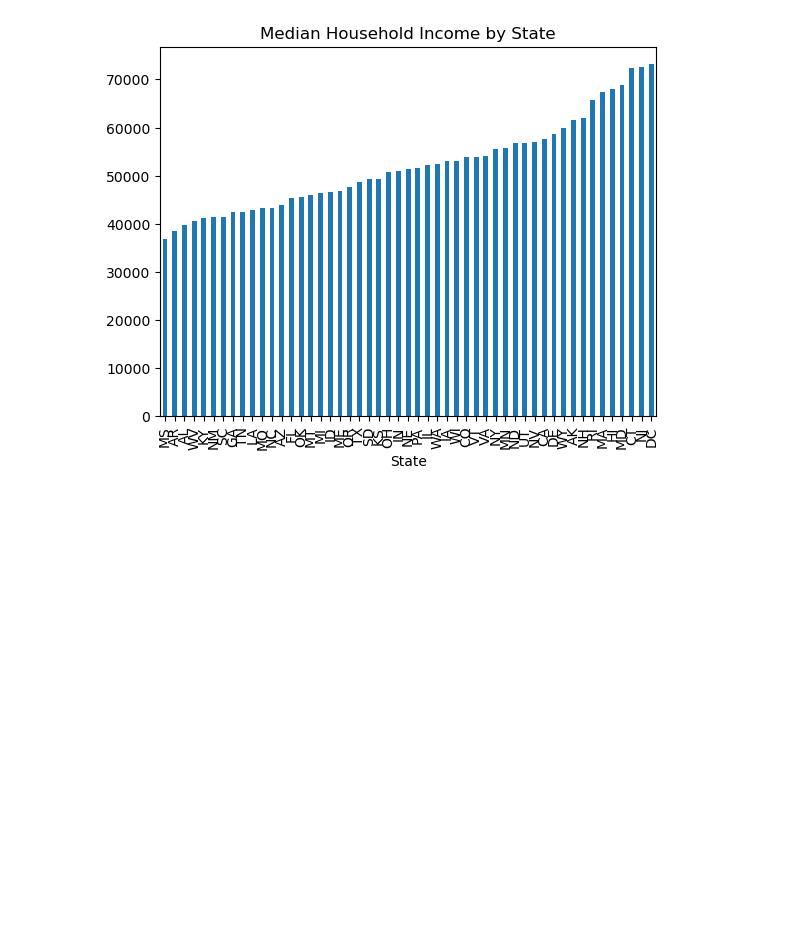
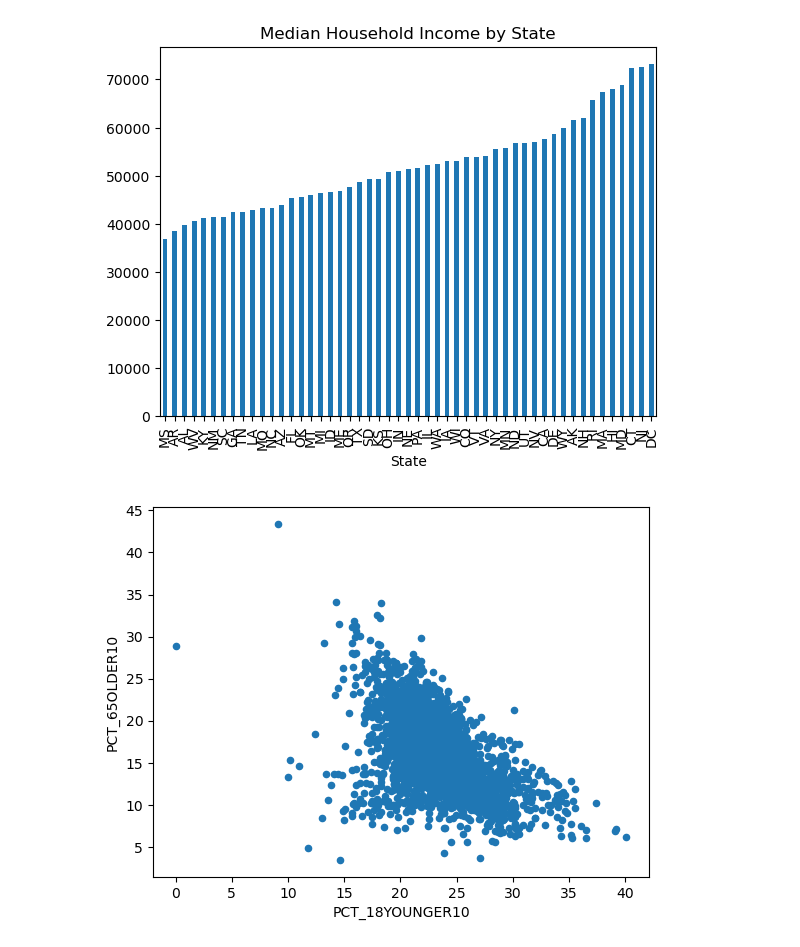
Before and after one commit to gabbycjames/DataScience_Capstone, a Jupyter notebook: DataWrangling.ipynb, the cells around one changed output. Cells and saved outputs as stored; diff of their text form; code cells hidden in the pictures; blank space fills up the shorter version.

Commit message:
Visualizing data

```diff
--- a/DataWrangling.ipynb
+++ b/DataWrangling.ipynb
@@ -811,3 +811,8 @@ median_income.plot(kind="bar", title="Median Household Income by State")
 plt.show()
 # %% [output]
 [figure]
+# %%
+df_full.plot(x="PCT_18YOUNGER10", y="PCT_65OLDER10", kind="scatter")
+plt.show()
+# %% [output]
+[figure, added]
```
Also changed, not shown: parts of 1 cell of this notebook.
